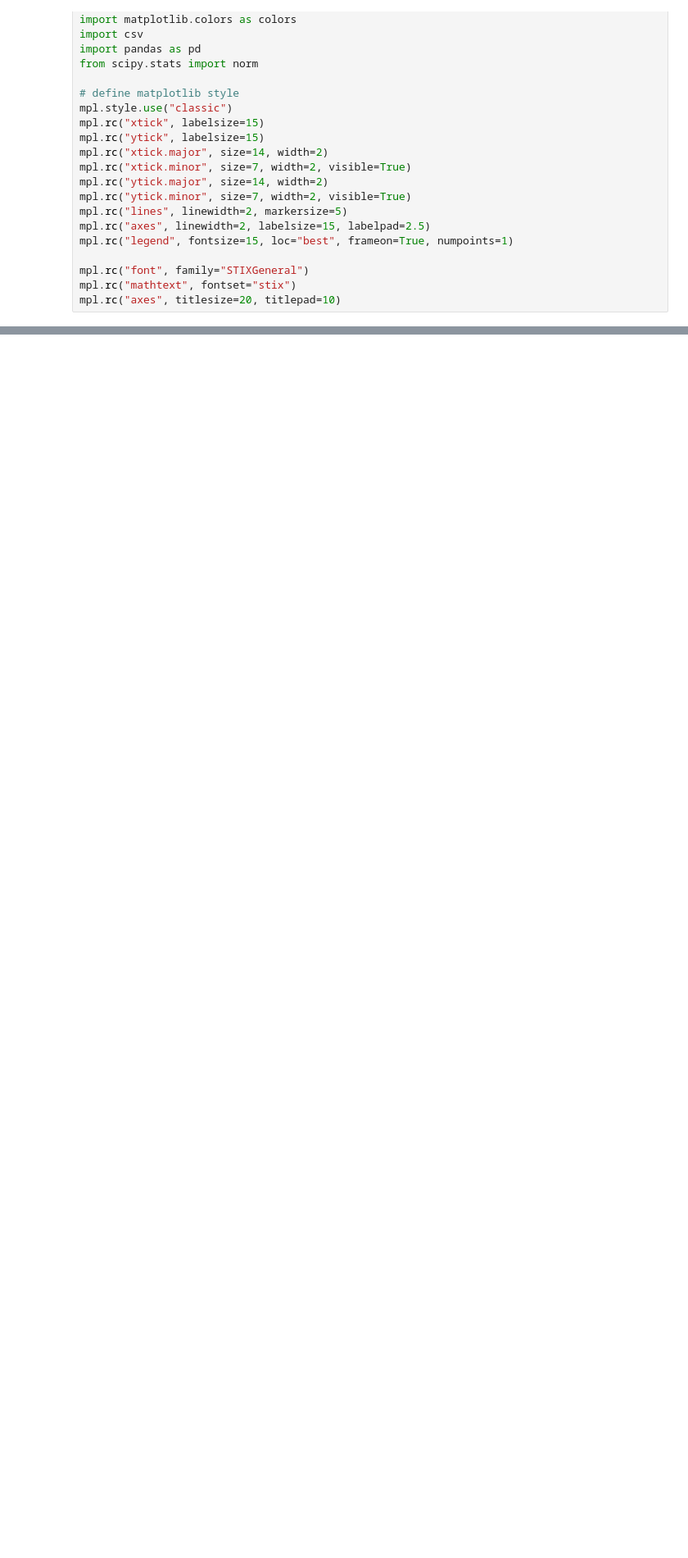
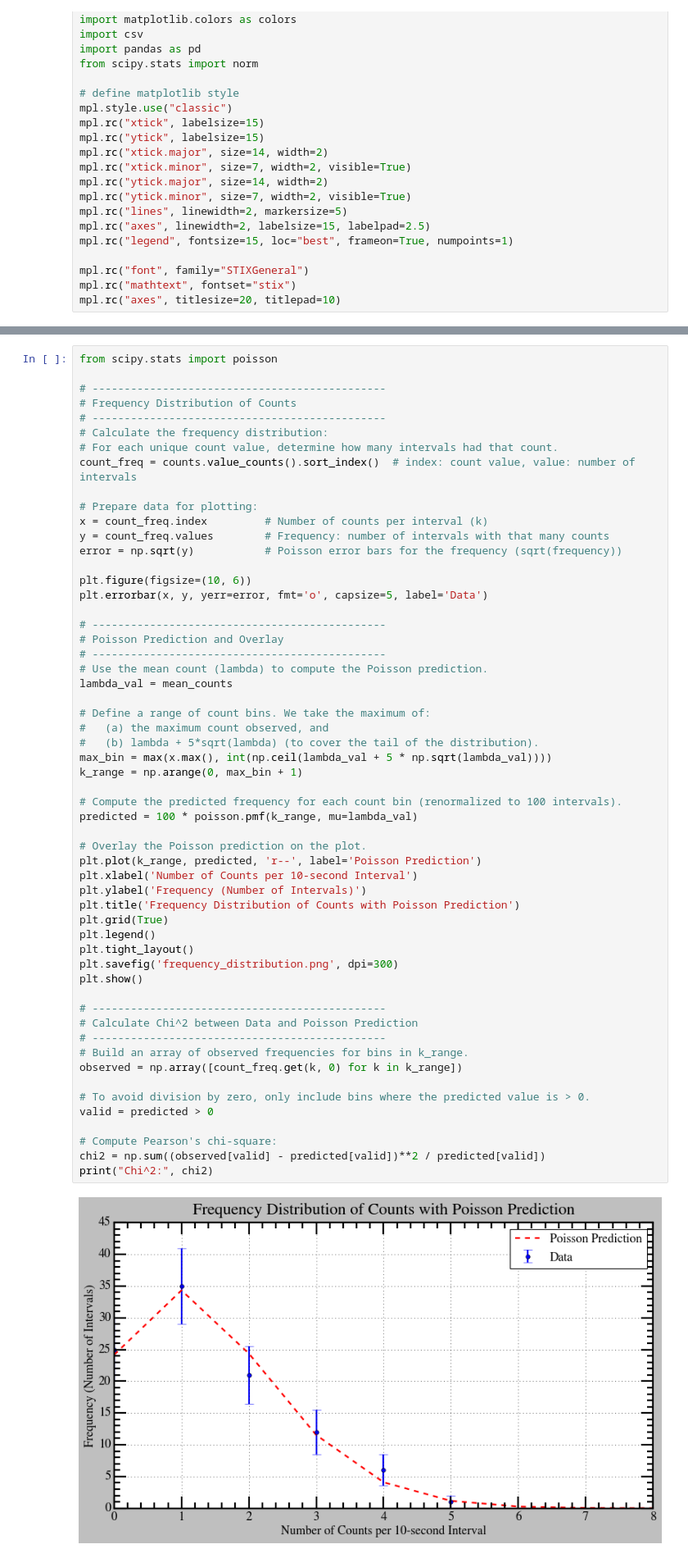
Before and after one commit to vinh-qtran/mit-jlab-sp25, a Jupyter notebook: tasks/yongao_code/x1/x1.2/cosmicwatch.ipynb, the cells around one changed output, grey strips where cells are left out. Shown at 82% size. Cells and saved outputs as stored; diff of their text form; blank space fills up the shorter version.

```diff
--- a/tasks/yongao_code/x1/x1.2/cosmicwatch.ipynb
+++ b/tasks/yongao_code/x1/x1.2/cosmicwatch.ipynb
@@ -116,0 +126,58 @@ plt.show()
+# %%
+from scipy.stats import poisson
+
+# ----------------------------------------------
+# Frequency Distribution of Counts
+# ----------------------------------------------
+# Calculate the frequency distribution:
+# For each unique count value, determine how many intervals had that count.
+count_freq = counts.value_counts().sort_index()  # index: count value, value: number of intervals
+
+# Prepare data for plotting:
+x = count_freq.index         # Number of counts per interval (k)
+y = count_freq.values        # Frequency: number of intervals with that many counts
+error = np.sqrt(y)           # Poisson error bars for the frequency (sqrt(frequency))
+
+plt.figure(figsize=(10, 6))
+plt.errorbar(x, y, yerr=error, fmt='o', capsize=5, label='Data')
+
+# ----------------------------------------------
+# Poisson Prediction and Overlay
+# ----------------------------------------------
+# Use the mean count (lambda) to compute the Poisson prediction.
+lambda_val = mean_counts
+
+# Define a range of count bins. We take the maximum of:
+#   (a) the maximum count observed, and
+#   (b) lambda + 5*sqrt(lambda) (to cover the tail of the distribution).
+max_bin = max(x.max(), int(np.ceil(lambda_val + 5 * np.sqrt(lambda_val))))
+k_range = np.arange(0, max_bin + 1)
+
+# Compute the predicted frequency for each count bin (renormalized to 100 intervals).
+predicted = 100 * poisson.pmf(k_range, mu=lambda_val)
+
+# Overlay the Poisson prediction on the plot.
+plt.plot(k_range, predicted, 'r--', label='Poisson Prediction')
+plt.xlabel('Number of Counts per 10-second Interval')
+plt.ylabel('Frequency (Number of Intervals)')
+plt.title('Frequency Distribution of Counts with Poisson Prediction')
+plt.grid(True)
+plt.legend()
+plt.tight_layout()
+plt.savefig('frequency_distribution.png', dpi=300)
+plt.show()
+
+# ----------------------------------------------
+# Calculate Chi^2 between Data and Poisson Prediction
+# ----------------------------------------------
+# Build an array of observed frequencies for bins in k_range.
+observed = np.array([count_freq.get(k, 0) for k in k_range])
+
+# To avoid division by zero, only include bins where the predicted value is > 0.
+valid = predicted > 0
+
+# Compute Pearson's chi-square:
+chi2 = np.sum((observed[valid] - predicted[valid])**2 / predicted[valid])
+print("Chi^2:", chi2)
+# %% [output]
+[figure, added]
```
Also changed, not shown: parts of 4 cells of this notebook, 6 other files.
